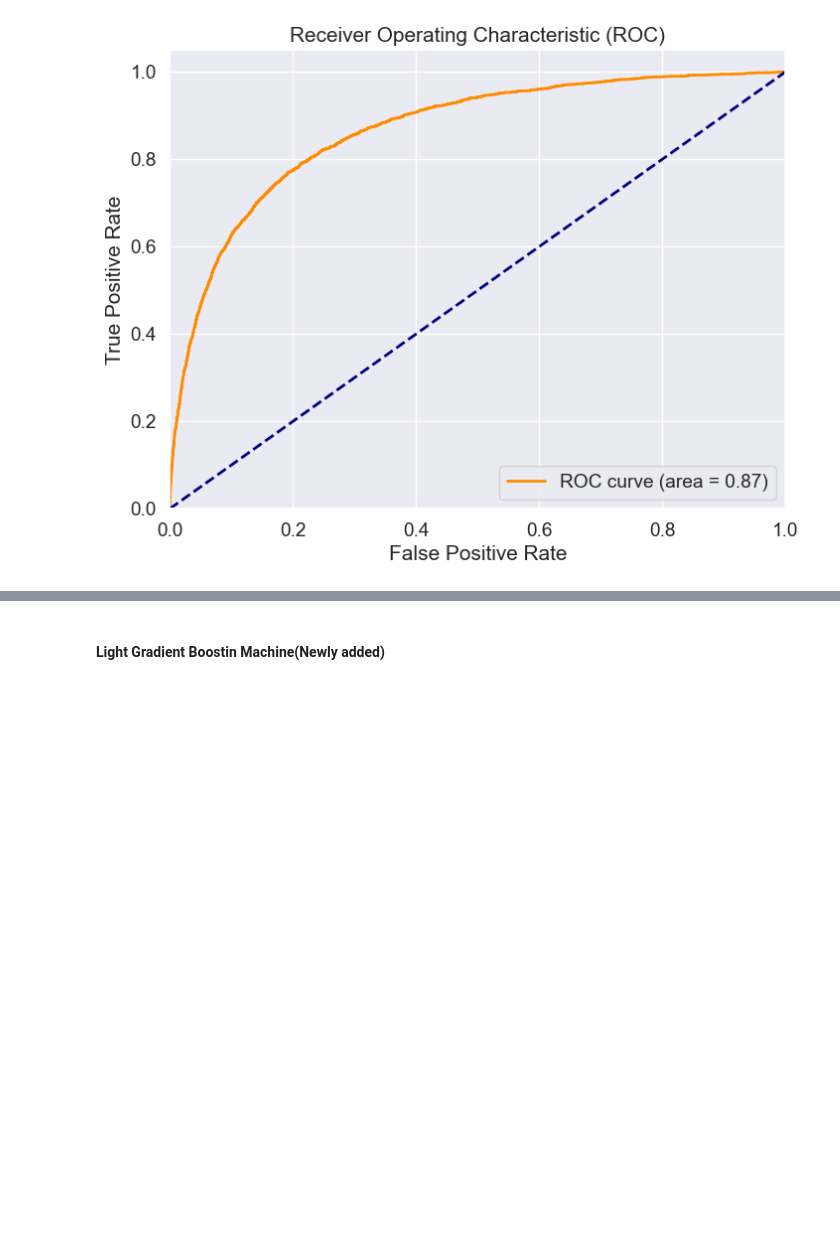
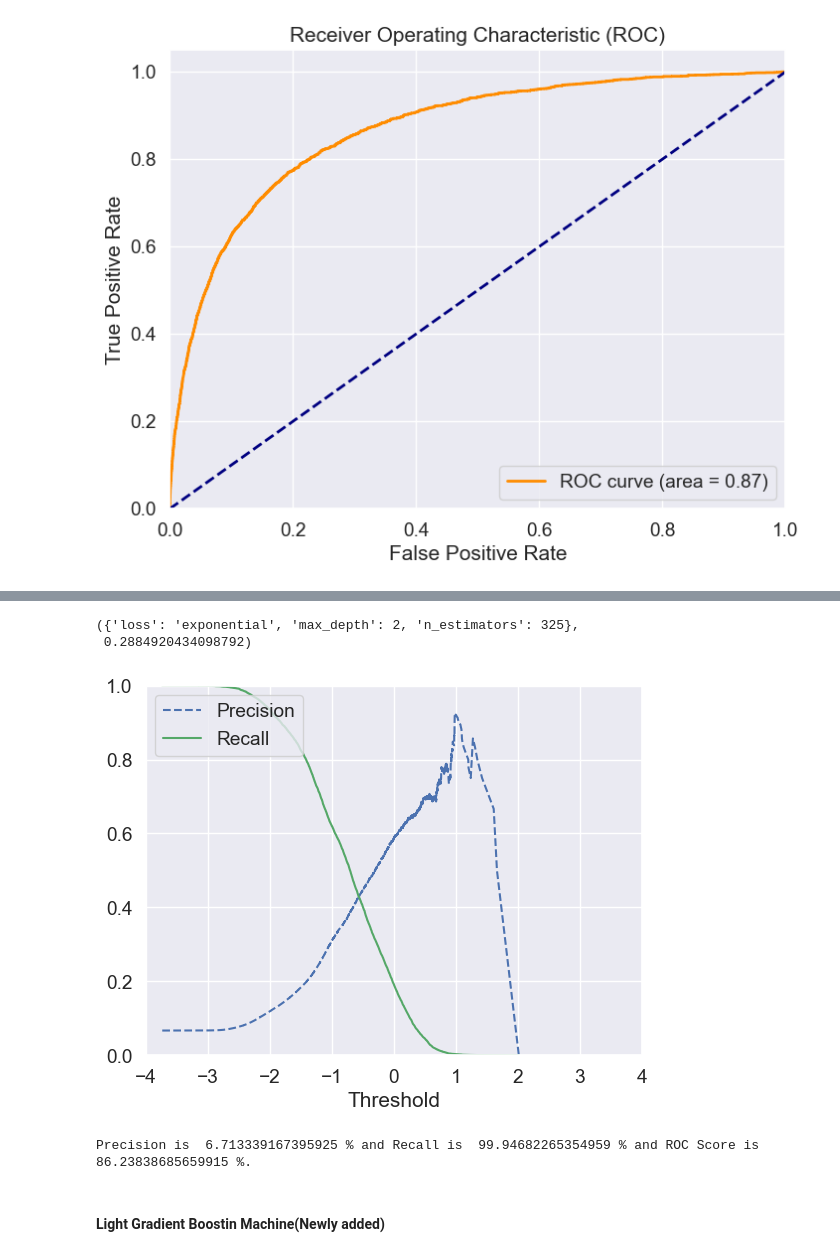
Before and after one commit to Daconic/STAT3011_2324_GP10, a Jupyter notebook: Hans/Credit Risk Analysis_euikyun.ipynb, the cells around one changed output, grey strips where cells are left out. Saved outputs shown, nothing was run; the diff lists cells and outputs as text; code cells hidden in the pictures; blank space fills up the shorter version.

```diff
--- a/Hans/Credit Risk Analysis_euikyun.ipynb
+++ b/Hans/Credit Risk Analysis_euikyun.ipynb
@@ -1035,0 +1024,9 @@ precision_and_recall()
+# %%
+# added learning_rate
+gbHyperParams = {'loss' : ['deviance', 'exponential'],
+                 'n_estimators': randint(10, 500),
+                 'max_depth': randint(1,10)}
+gridSearchgb = RandomizedSearchCV(estimator=gbMod, param_distributions=gbHyperParams, n_iter=10,
+                                   scoring='f1', cv=None, verbose=2, n_jobs=-1)
+
+gridSearchgb.fit(X_train, y_train)
@@ -1036,3 +1041,22 @@ precision_and_recall()
+# %%
+bestgb = gridSearchgb.best_estimator_.fit(X_train, y_train)
+# %%
+gridSearchgb.best_params_, gridSearchgb.best_score_
+# %% [output]
+({'loss': 'exponential', 'max_depth': 2, 'n_estimators': 325},
+ 0.2884920434098792)
+# %%
+y_scores = cross_val_predict(bestgb, X_train, y_train, cv=3, method = "decision_function")
+# %%
+precisions, recalls, thresholds = precision_recall_curve(y_train, y_scores)
+plot_precision_recall_vs_threshold(precisions, recalls, thresholds,-4,4)
+plt.show()
+# %% [output]
+[figure, added]
+# %%
+precision_and_recall(y_train, y_scores, -3)
+# %% [output]
+Precision is  6.713339167395925 % and Recall is  99.94682265354959 % and ROC Score is 86.23838685659915 %.
 # %% [markdown]
 #### Light Gradient Boostin Machine(Newly added)
 # %%
```
Also changed, not shown: parts of 41 cells of this notebook.
